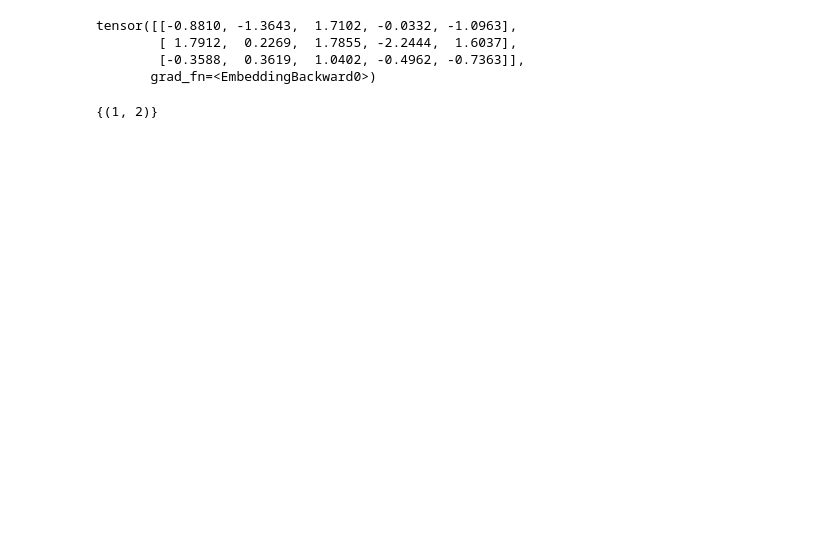
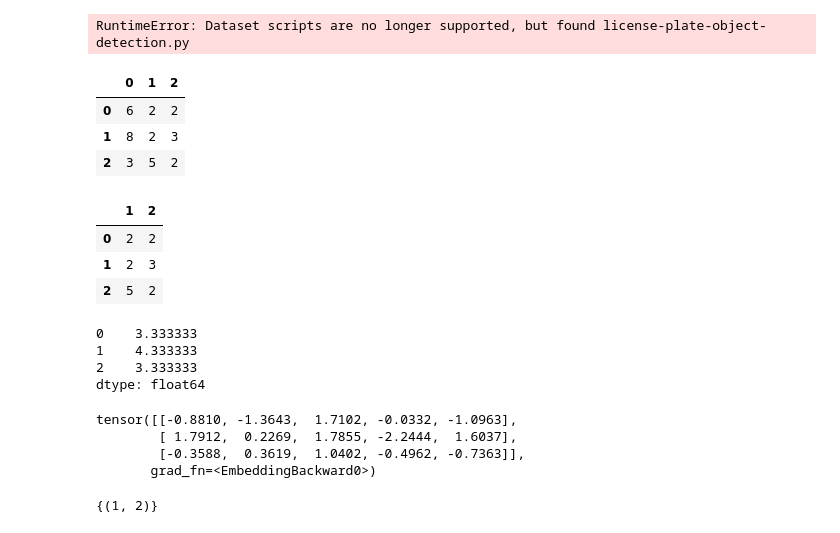
Before and after one commit to yasirfaizahmed/ML_Notebooks, a Jupyter notebook: test.ipynb, the cells around one changed output. Drawn from its saved outputs; the diff is of its cells as text; code cells hidden in the pictures; blank space fills up the shorter version.

```diff
--- a/test.ipynb
+++ b/test.ipynb
@@ -13,3 +1,31 @@ input_tensor = torch.tensor(token_ids)
+# %%
+from datasets import load_dataset
+
+ds = load_dataset("keremberke/license-plate-object-detection", "full")
+# %% [output]
+RuntimeError: Dataset scripts are no longer supported, but found license-plate-object-detection.py
+# %%
+df = pd.DataFrame(np.random.randint(low=0, high=10, size=(3,3)))
+df
+# %% [output]
+|  | 0 | 1 | 2 |
+| 0 | 6 | 2 | 2 |
+| 1 | 8 | 2 | 3 |
+| 2 | 3 | 5 | 2 |
+# %%
+df.drop(0, axis=1)
+# %% [output]
+|  | 1 | 2 |
+| 0 | 2 | 2 |
+| 1 | 2 | 3 |
+| 2 | 5 | 2 |
+# %%
+df.mean(axis=1)
+# %% [output]
+0    3.333333
+1    4.333333
+2    3.333333
+dtype: float64
 # %%
 embedding_layer = nn.Embedding(num_embeddings=vocab_size, embedding_dim=embedding_dim)
 # %%
```
Also changed, not shown: parts of 3 cells of this notebook, 4 other files.
